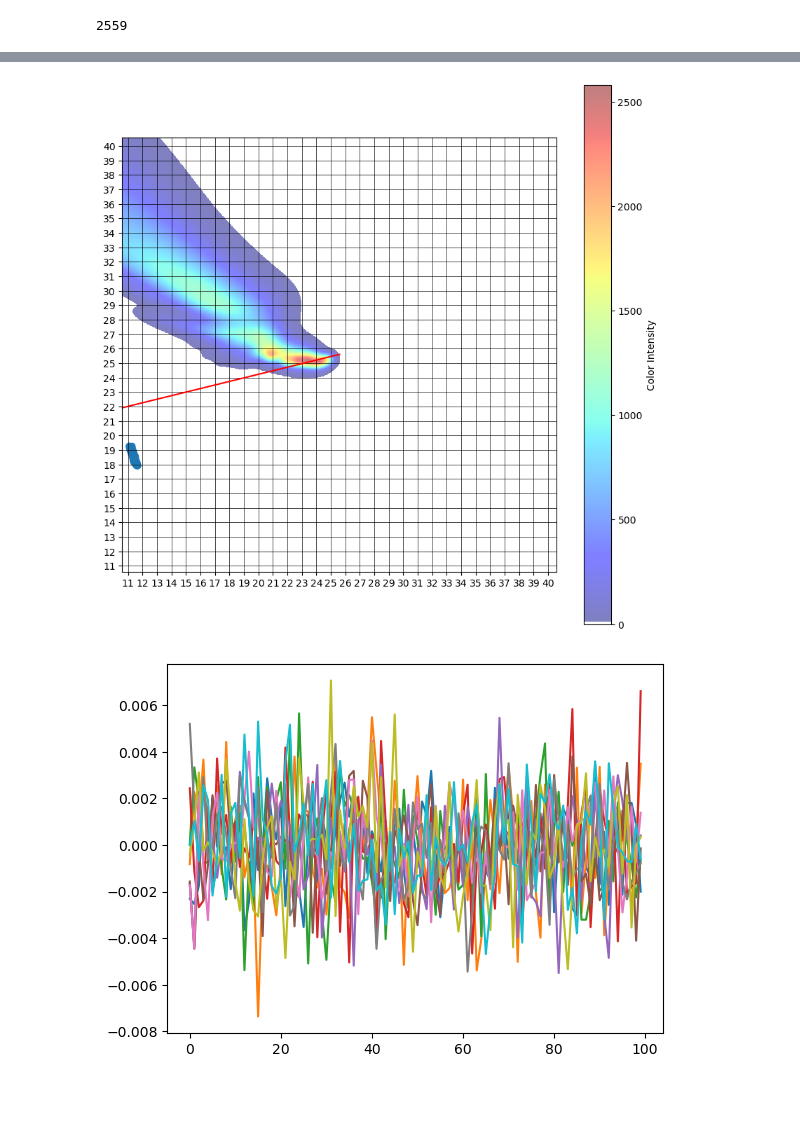
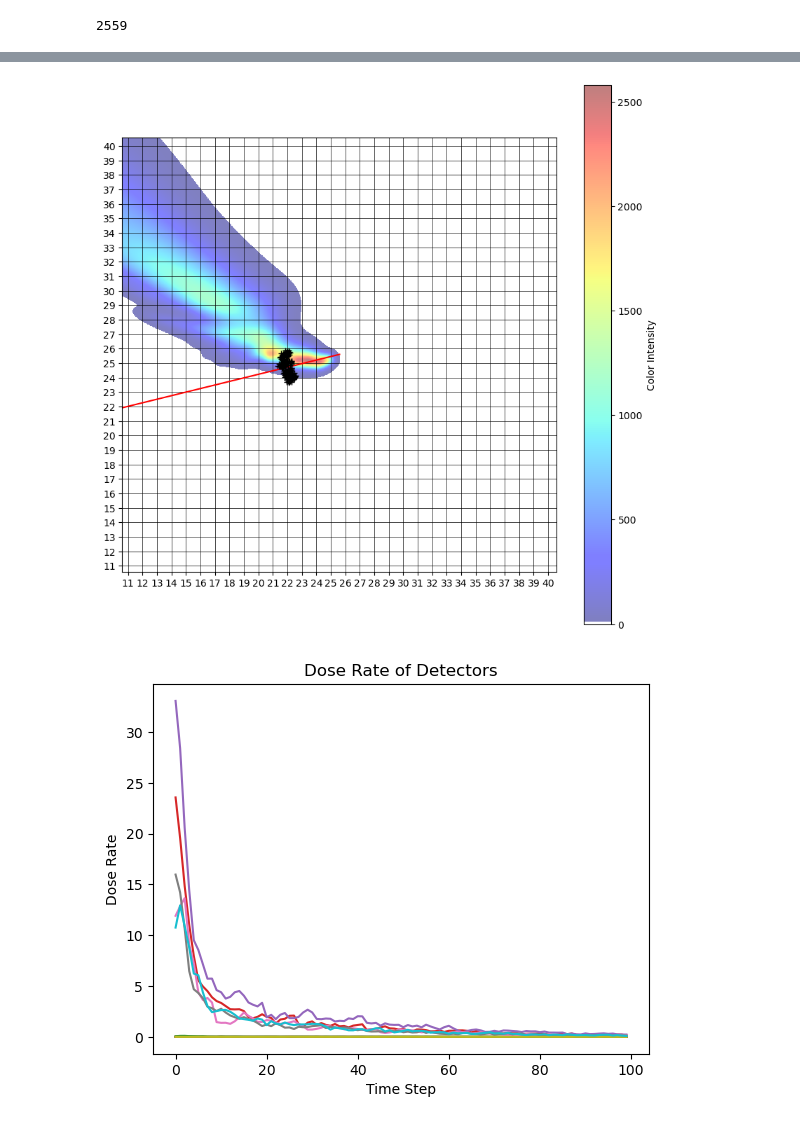
Before and after one commit to davidfobar/SCRAM, a Jupyter notebook: DELFIC_processing/genDataFromDelfic.ipynb, the cells around one changed output, grey strips where cells are left out. Drawn from its saved outputs; the diff is of its cells as text; code cells hidden in the pictures; blank space fills up the shorter version.

Commit message:
visualization

```diff
--- a/DELFIC_processing/genDataFromDelfic.ipynb
+++ b/DELFIC_processing/genDataFromDelfic.ipynb
@@ -283,7 +283,7 @@ def getExpFitParams(data, detectorLocations, pixelScale):
     if np.max(y) < cutoff:
       continue
     try:
-      popt, pcov = curve_fit(doubleExponential, x, y, p0=[1, 1, 1, 1])
+      popt, pcov = curve_fit(doubleExponential, x, y, p0=[1, 1, 1, 1], bounds=([0, 0, 0, 0], [1e10, 1e10, 1e10, 1e10]))
       fitExpParams[pixel] = popt
     except:
       pass
@@ -437,25 +451,74 @@ KeyboardInterrupt:
 # %%
 import numpy as np
 import matplotlib.pyplot as plt
 
 #open a sample file
 x = np.load('../data/Y100H0SS4DS50SA15BA5441_X.npy', allow_pickle=True)
 
 # X is of form [nSim, timestep, nDet, features]
 #the 6 features are: x, y, dPos, dose, dDose, detNum
 
 falloutfield, falloutDir = getFieldData('Y100H0SS4DS50SA15BA5441')
 fig = plotField(radfield=falloutfield[0], falloutDirection=falloutDir, pixelScale=.1, visibleRadius=15)
 
 #plot the final x and y positions of the detectors
 sim = 2
-plt.scatter(x[sim, -1, :, 0], x[sim, -1, :, 1])
+timestep = -1
+plt.plot(x[sim, :, timestep, 0], x[sim, :, timestep, 1], 'k+')
 plt.show()
 
 # plot the dose of the first 10 detectors across time
 for i in range(10):
-    plt.plot(x[sim, :, i, 3])
+    plt.plot(x[sim, i, :, 3], label=f'Detector {i}')
+plt.title('Dose Rate of Detectors')
+plt.xlabel('Time Step')
+plt.ylabel('Dose Rate')
 plt.show()
+
+#determine the average distance error as a function of time and plot it
+from simSCRAM_detector import SimDetector
+
+#open the Y file
+yr = np.load('../data/Y100H0SS4DS50SA15BA5441_Yr.npy', allow_pickle=True)
+
+# Y is of form [nSim, nDet, 2]
+#the 2 features are: x, y
+
+nDets = yr.shape[1]
+distanceErrors = np.zeros((nDets, nTimesteps))
+for i in range(nDets):
+    for j in range(nTimesteps):
+        distanceErrors[i, j] = np.linalg.norm(x[sim, i, j, :2] - yr[sim, i])
+
+plt.plot(np.mean(distanceErrors, axis=0))
+plt.ylim(0, 1)
+
+#the timesteps are evenly spaced across 24 hours
+#set the ticks to be every 2 hours
+plt.xticks(np.arange(0, nTimesteps, nTimesteps//12), np.arange(0, 25, 2))
+plt.title('Average Distance Error')
+plt.xlabel('Post Detonation Time [hours]')
+plt.ylabel('Distance Error [km]')
+plt.show()
+
+#determine the average dose rate error as a function of time and plot it
+#open the Y file
+yd = np.load('../data/Y100H0SS4DS50SA15BA5441_Yd.npy', allow_pickle=True)
+
+# Y is of form [nSim, nDet, nTimesteps]
+#the 1 feature is: dose rate
+
+nDets = yd.shape[1]
+doseRateErrors = np.zeros((nDets, nTimesteps))
+for i in range(nDets):
+    for j in range(nTimesteps):
+        doseRateErrors[i, j] = np.abs(x[sim, i, j, 3] - yd[sim, i, j])
+
+plt.plot(np.mean(doseRateErrors, axis=0))
+plt.xticks(np.arange(0, nTimesteps, nTimesteps//12), np.arange(0, 25, 2))
+plt.title('Average Dose Rate Error')
+plt.xlabel('Post Detonation Time [hours]')
+plt.show()
 # %% [output]
-[figure, old version]
+[figure, new version]
-[figure, old version]
+[figure, new version]
```
Also changed, not shown: parts of 4 cells of this notebook, 1 other file.
